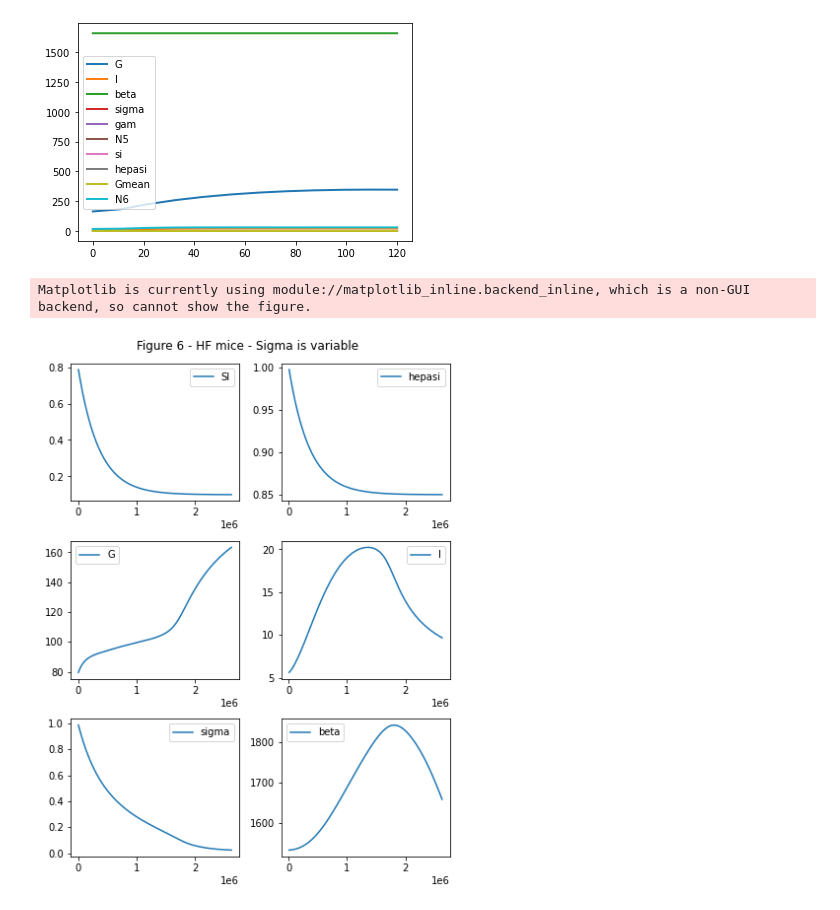
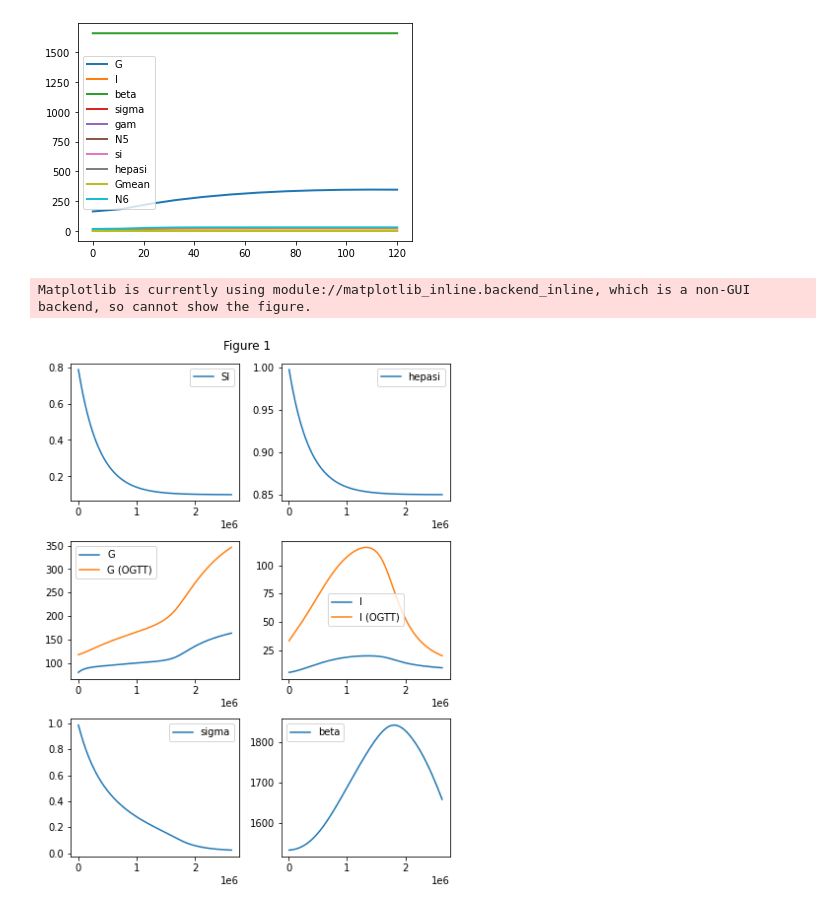
Before and after one commit to yjzhang/t2d_models, a Jupyter notebook: ha_2020.ipynb, the cells around one changed output. Drawn from its saved outputs; the diff is of its cells as text; code cells hidden in the pictures.

Commit message:
added figures for Ha 2020 model

```diff
--- a/ha_2020.ipynb
+++ b/ha_2020.ipynb
@@ -282,27 +282,31 @@ end_times = [x['time'][-1] for x in Y]
 si_vals = [x['si'][-1] for x in Y]
 hepasi_vals = [x['hepasi'][-1] for x in Y]
 G_vals = [x['G'][-1] for x in Y]
+OGTT_G_vals = [x['G'][-1] for x in OGTT_results]
 I_vals = [x['I'][-1] for x in Y]
+OGTT_I_vals = [x['I'][-1] for x in OGTT_results]
 sigma_vals = [x['sigma'][-1] for x in Y]
 beta_vals = [x['beta'][-1] for x in Y]
 # %%
 # data required for plotting: si, hepasi, G, I, sigma, beta
 fig, axes = plt.subplots(3, 2, figsize=(6, 8))
-fig.suptitle('Figure 6 - HF mice - Sigma is variable')
+fig.suptitle('Figure 1')
 axes[0, 0].plot(T, si_vals, label='SI')
 axes[0, 0].legend()
 axes[0, 1].plot(T, hepasi_vals, label='hepasi')
 axes[0, 1].legend()
 axes[1, 0].plot(T, G_vals, label='G')
+axes[1, 0].plot(T, OGTT_G_vals[1:], label='G (OGTT)')
 axes[1, 0].legend()
 axes[1, 1].plot(T, I_vals, label='I')
+axes[1, 1].plot(T, OGTT_I_vals[1:], label='I (OGTT)')
 axes[1, 1].legend()
 axes[2, 0].plot(T, sigma_vals, label='sigma')
 axes[2, 0].legend()
 axes[2, 1].plot(T, beta_vals, label='beta')
 axes[2, 1].legend()
 fig.tight_layout()
 fig.show()
 # %% [output]
 Matplotlib is currently using module://matplotlib_inline.backend_inline, which is a non-GUI backend, so cannot show the figure.
-[figure, old version]
+[figure, new version]
```
Also changed, not shown: parts of 19 cells of this notebook.
